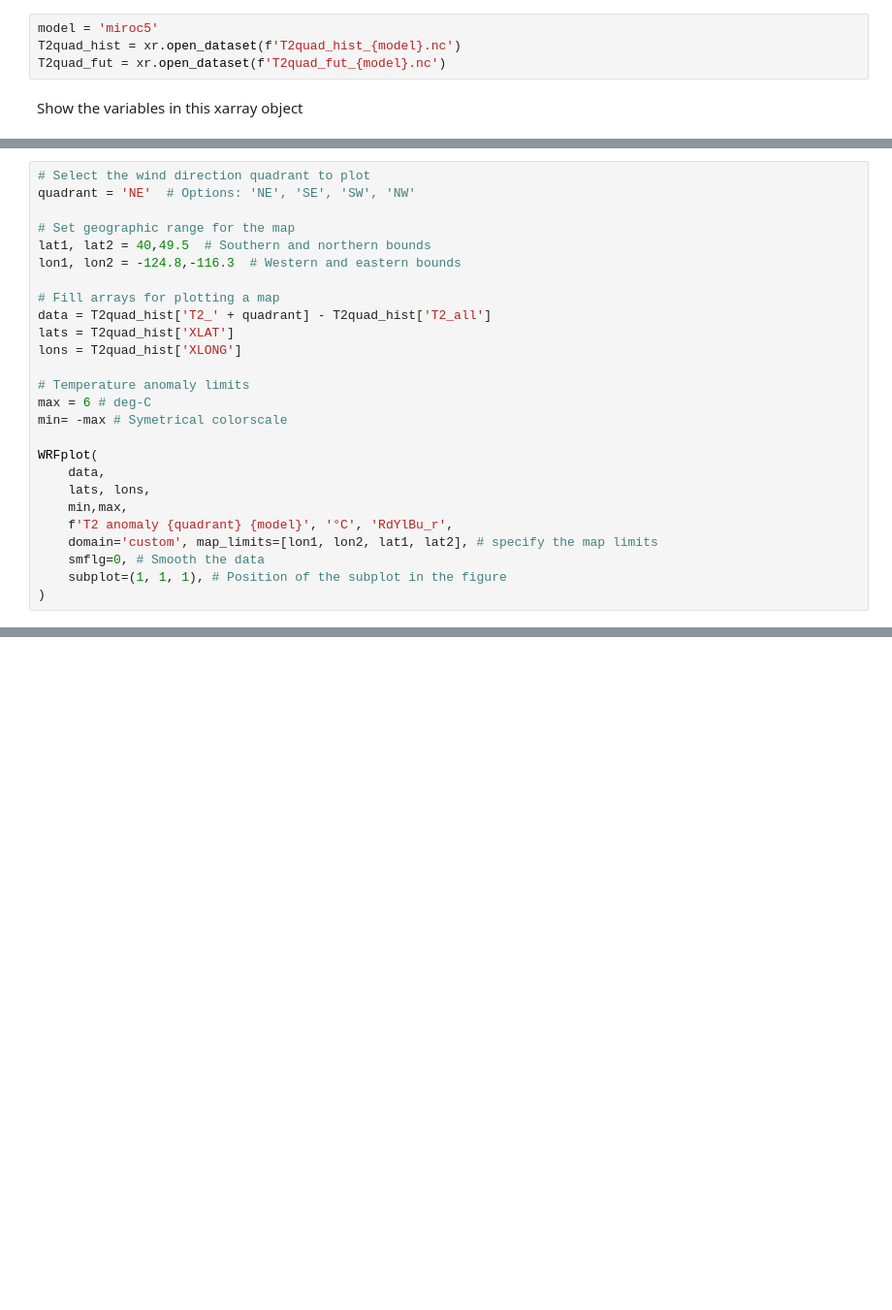
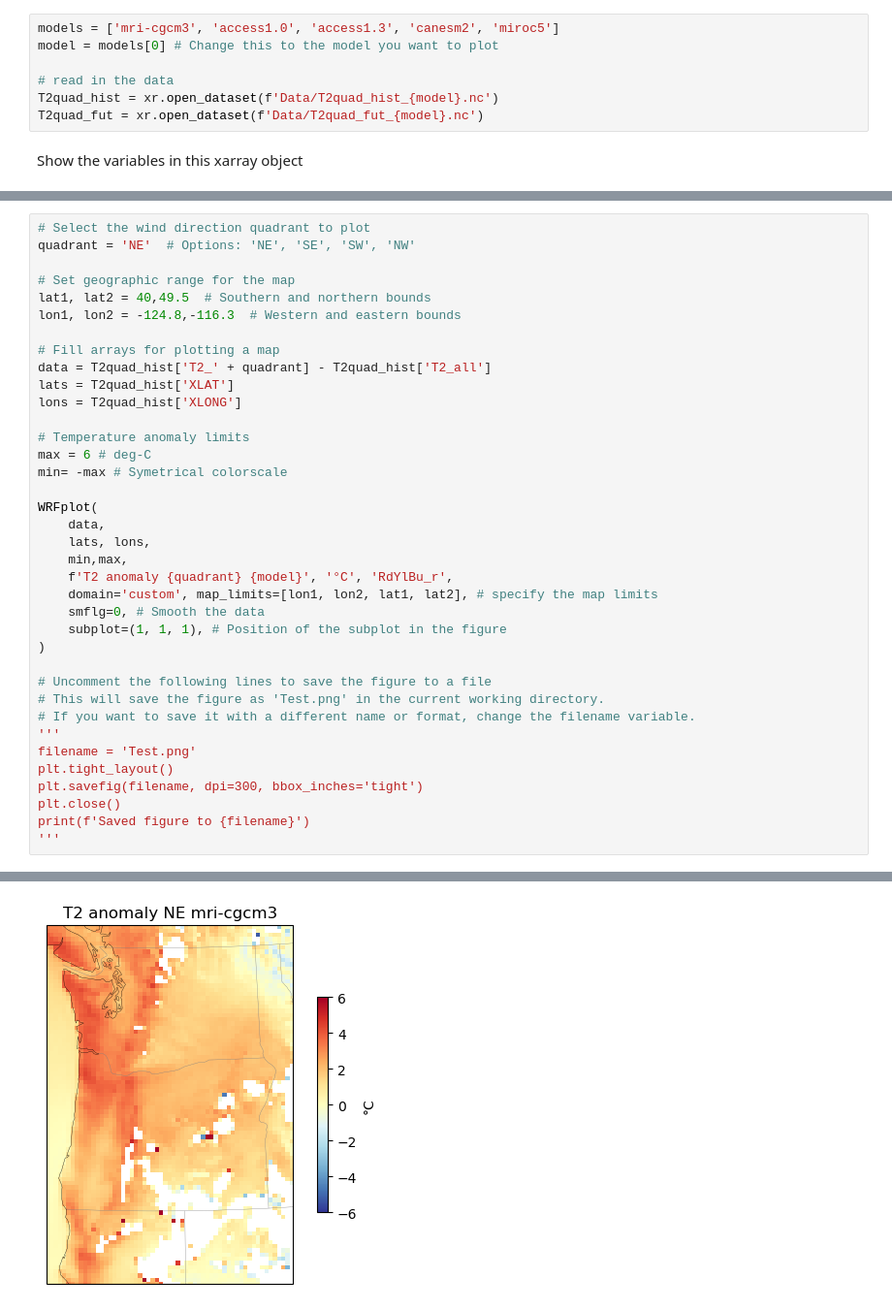
Before and after one commit to EricSalathe/HeatWaveWinds, a Jupyter notebook: PlotExample.ipynb, the cells around one changed output, grey strips where cells are left out. Shown: that part at 97% size. Saved outputs shown, nothing was run; the diff lists cells and outputs as text; blank space fills up the shorter version.

Commit message:
Added data files and example jupyter notebook

```diff
--- a/PlotExample.ipynb
+++ b/PlotExample.ipynb
@@ -10,9 +22,12 @@ import cartopy
 # %% [markdown]
 Read in data for one model
 # %%
-model = 'miroc5'
-T2quad_hist = xr.open_dataset(f'T2quad_hist_{model}.nc')
-T2quad_fut = xr.open_dataset(f'T2quad_fut_{model}.nc')
+models = ['mri-cgcm3', 'access1.0', 'access1.3', 'canesm2', 'miroc5']
+model = models[0] # Change this to the model you want to plot
+
+# read in the data
+T2quad_hist = xr.open_dataset(f'Data/T2quad_hist_{model}.nc')
+T2quad_fut = xr.open_dataset(f'Data/T2quad_fut_{model}.nc')
 # %% [markdown]
 Show the variables in this xarray object
 # %%
@@ -45,3 +67,15 @@ WRFplot(
     smflg=0, # Smooth the data
     subplot=(1, 1, 1), # Position of the subplot in the figure
 )
+
+# Uncomment the following lines to save the figure to a file
+# This will save the figure as 'Test.png' in the current working directory.
+# If you want to save it with a different name or format, change the filename variable.
+'''
+filename = 'Test.png'
+plt.tight_layout()
+plt.savefig(filename, dpi=300, bbox_inches='tight')
+plt.close()
+print(f'Saved figure to {filename}')
+'''
+# %% [output]
@@ -47,0 +83 @@ WRFplot(
+[figure, added]
```
Also changed, not shown: parts of 6 cells of this notebook.
